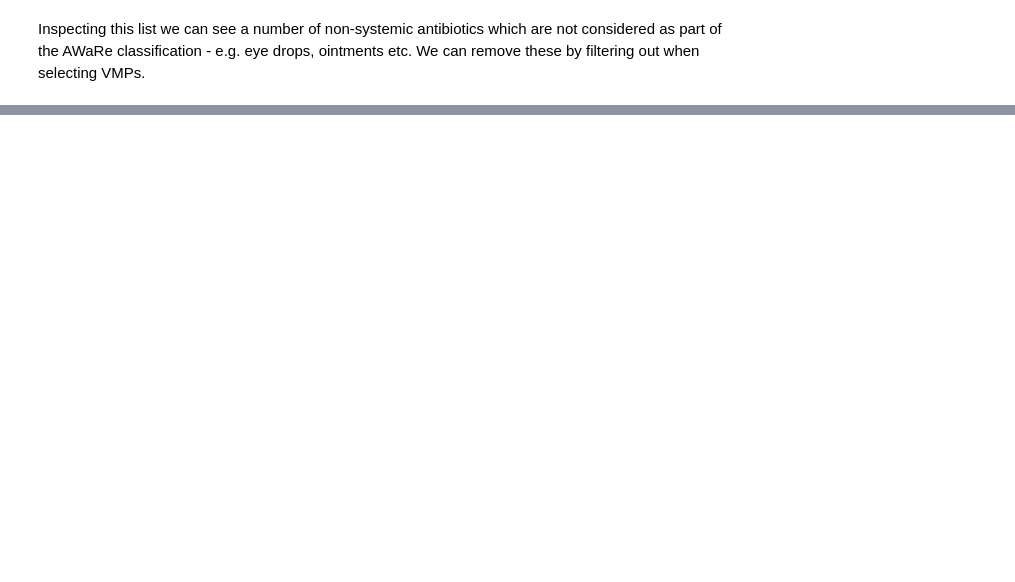
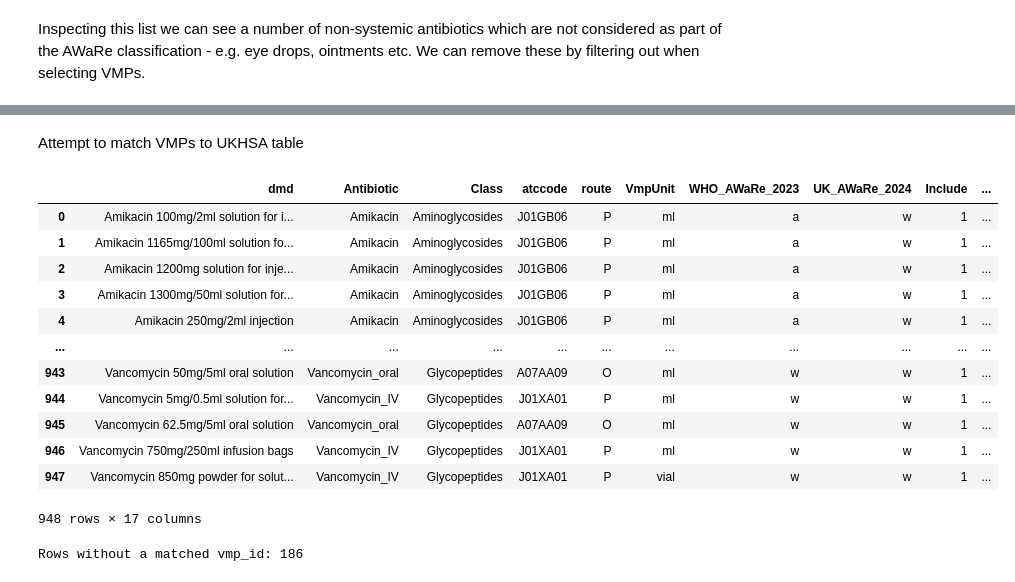
Before and after one commit to chrisjwood16/AWaRe_to_dmd, a Jupyter notebook: notebooks/AWaRe_Main_Mapping_Updated.ipynb, the cells around one changed output, grey strips where cells are left out. Cells and saved outputs as stored; diff of their text form; code cells hidden in the pictures; blank space fills up the shorter version.

```diff
--- a/notebooks/AWaRe to dm+d.ipynb
+++ b/notebooks/AWaRe_Main_Mapping_Updated.ipynb
@@ -706,0 +794,37 @@ vmps_matched.to_csv('vmp_matched.csv', index=False)
+# %% [markdown]
+Attempt to match VMPs to UKHSA table
+# %%
+# Ensure IDs are strings before merging
+vmp_vtms['vmp_id'] = vmp_vtms['vmp_id'].astype('string')
+vmp_vtms['vtm_id'] = vmp_vtms['vtm_id'].astype('string')
+
+# Add lower-case name columns for matching
+df_ukhsa['dmd_lower'] = df_ukhsa['dmd'].str.lower()
+vmp_vtms['vmp_nm_lower'] = vmp_vtms['vmp_nm'].str.lower()
+
+# Merge on lower-case names
+ukhsa_original_matched = (
+    df_ukhsa.merge(
+        vmp_vtms,
+        left_on='dmd_lower',
+        right_on='vmp_nm_lower',
+        how='left'
+    )
+    .drop(columns=['dmd_lower', 'vmp_nm_lower'])
+)
+
+ukhsa_original_matched
+# %% [output]
+|  | dmd | Antibiotic | Class | atccode | route | VmpUnit | WHO_AWaRe_2023 | UK_AWaRe_2024 | Include | ... |
+| 0 | Amikacin 100mg/2ml solution for i... | Amikacin | Aminoglycosides | J01GB06 | P | ml | a | w | 1 | ... |
+| 1 | Amikacin 1165mg/100ml solution fo... | Amikacin | Aminoglycosides | J01GB06 | P | ml | a | w | 1 | ... |
+| 2 | Amikacin 1200mg solution for inje... | Amikacin | Aminoglycosides | J01GB06 | P | ml | a | w | 1 | ... |
+| 3 | Amikacin 1300mg/50ml solution for... | Amikacin | Aminoglycosides | J01GB06 | P | ml | a | w | 1 | ... |
+| 4 | Amikacin 250mg/2ml injection | Amikacin | Aminoglycosides | J01GB06 | P | ml | a | w | 1 | ... |
+| ... | ... | ... | ... | ... | ... | ... | ... | ... | ... | ... |
+| 943 | Vancomycin 50mg/5ml oral solution | Vancomycin_oral | Glycopeptides | A07AA09 | O | ml | w | w | 1 | ... |
+| 944 | Vancomycin 5mg/0.5ml solution for... | Vancomycin_IV | Glycopeptides | J01XA01 | P | ml | w | w | 1 | ... |
+| 945 | Vancomycin 62.5mg/5ml oral solution | Vancomycin_oral | Glycopeptides | A07AA09 | O | ml | w | w | 1 | ... |
+| 946 | Vancomycin 750mg/250ml infusion bags | Vancomycin_IV | Glycopeptides | J01XA01 | P | ml | w | w | 1 | ... |
+| 947 | Vancomycin 850mg powder for solut... | Vancomycin_IV | Glycopeptides | J01XA01 | P | vial | w | w | 1 | ... |
+948 rows × 17 columns
@@ -706,0 +835,5 @@ vmps_matched.to_csv('vmp_matched.csv', index=False)
+# %%
+no_vmp_id_count = ukhsa_original_matched_analysis[ukhsa_original_matched_analysis['vmp_id'].isna() | (ukhsa_original_matched_analysis['vmp_id'] == 0)].shape[0]
+print(f"Rows without a matched vmp_id: {no_vmp_id_count}")
+# %% [output]
+Rows without a matched vmp_id: 186
```
Also changed, not shown: parts of 71 cells of this notebook, 8 other files.
